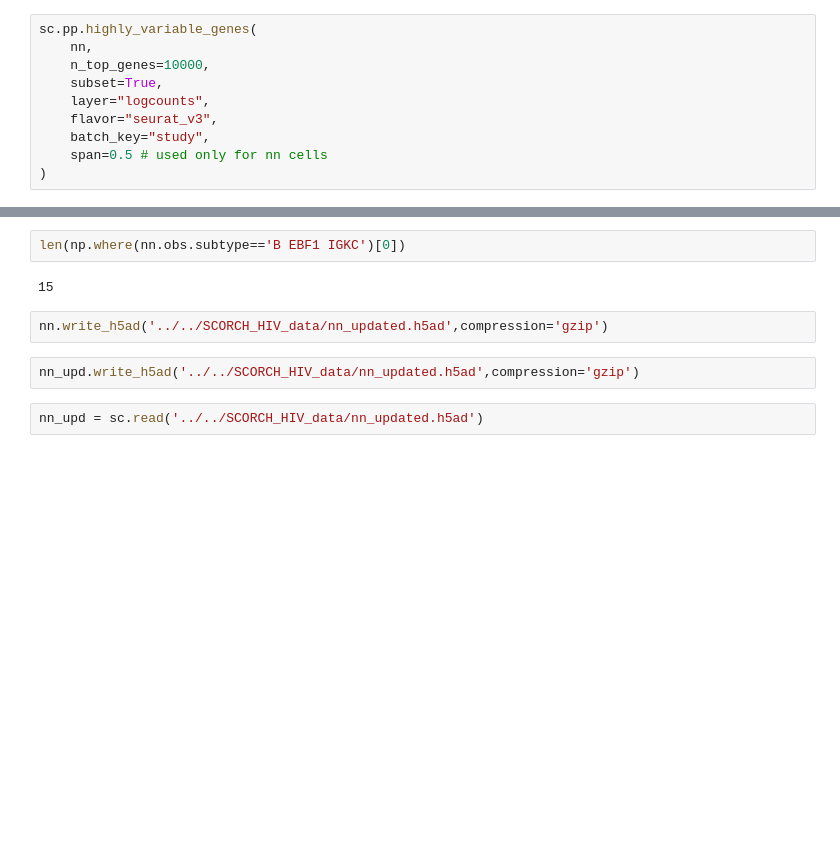
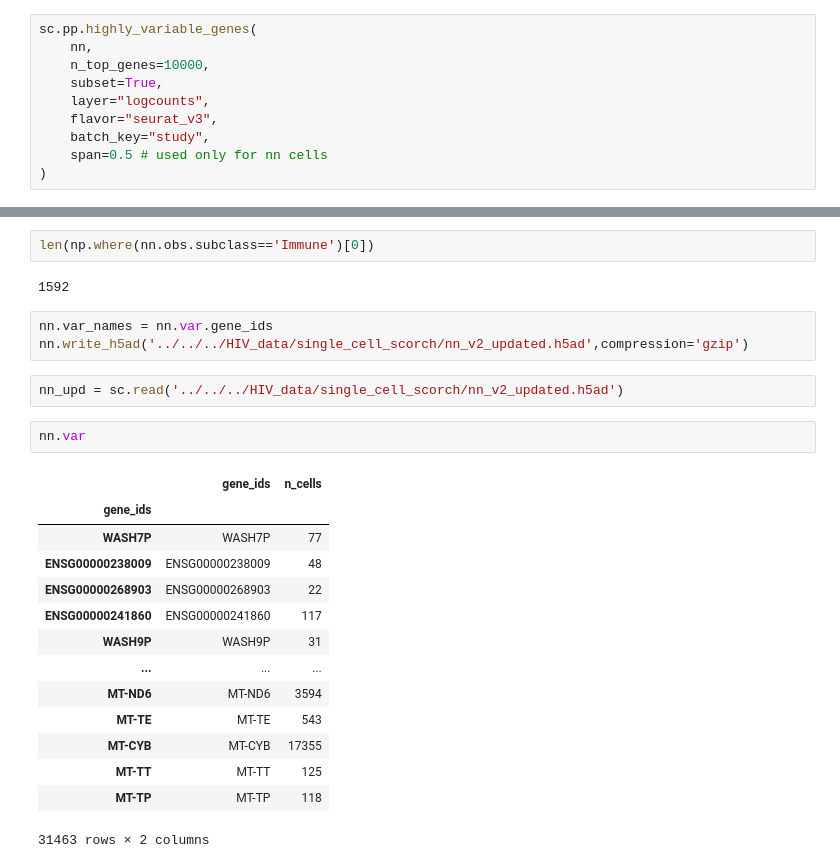
Before and after one commit to aj95b/SCORCH, a Jupyter notebook: data_cleaning/nn.ipynb, the cells around one changed output, grey strips where cells are left out. Drawn from its saved outputs; the diff is of its cells as text; blank space fills up the shorter version.

```diff
--- a/data_cleaning/nn.ipynb
+++ b/data_cleaning/nn.ipynb
@@ -206,10 +220,26 @@ sc.pl.umap(
 # %%
-len(np.where(nn.obs.subtype=='B EBF1 IGKC')[0])
+len(np.where(nn.obs.subclass=='Immune')[0])
 # %% [output]
-15
+1592
 # %%
-nn.write_h5ad('../../SCORCH_HIV_data/nn_updated.h5ad',compression='gzip')
+nn.var_names = nn.var.gene_ids
+nn.write_h5ad('../../../HIV_data/single_cell_scorch/nn_v2_updated.h5ad',compression='gzip')
-# %%
-nn_upd.write_h5ad('../../SCORCH_HIV_data/nn_updated.h5ad',compression='gzip')
 # %%
-nn_upd = sc.read('../../SCORCH_HIV_data/nn_updated.h5ad')
+nn_upd = sc.read('../../../HIV_data/single_cell_scorch/nn_v2_updated.h5ad')
+# %%
+nn.var
+# %% [output]
+|  | gene_ids | n_cells |
+| gene_ids |  |  |
+| WASH7P | WASH7P | 77 |
+| ENSG00000238009 | ENSG00000238009 | 48 |
+| ENSG00000268903 | ENSG00000268903 | 22 |
+| ENSG00000241860 | ENSG00000241860 | 117 |
+| WASH9P | WASH9P | 31 |
+| ... | ... | ... |
+| MT-ND6 | MT-ND6 | 3594 |
+| MT-TE | MT-TE | 543 |
+| MT-CYB | MT-CYB | 17355 |
+| MT-TT | MT-TT | 125 |
+| MT-TP | MT-TP | 118 |
+31463 rows × 2 columns
```
Also changed, not shown: parts of 10 cells of this notebook.
